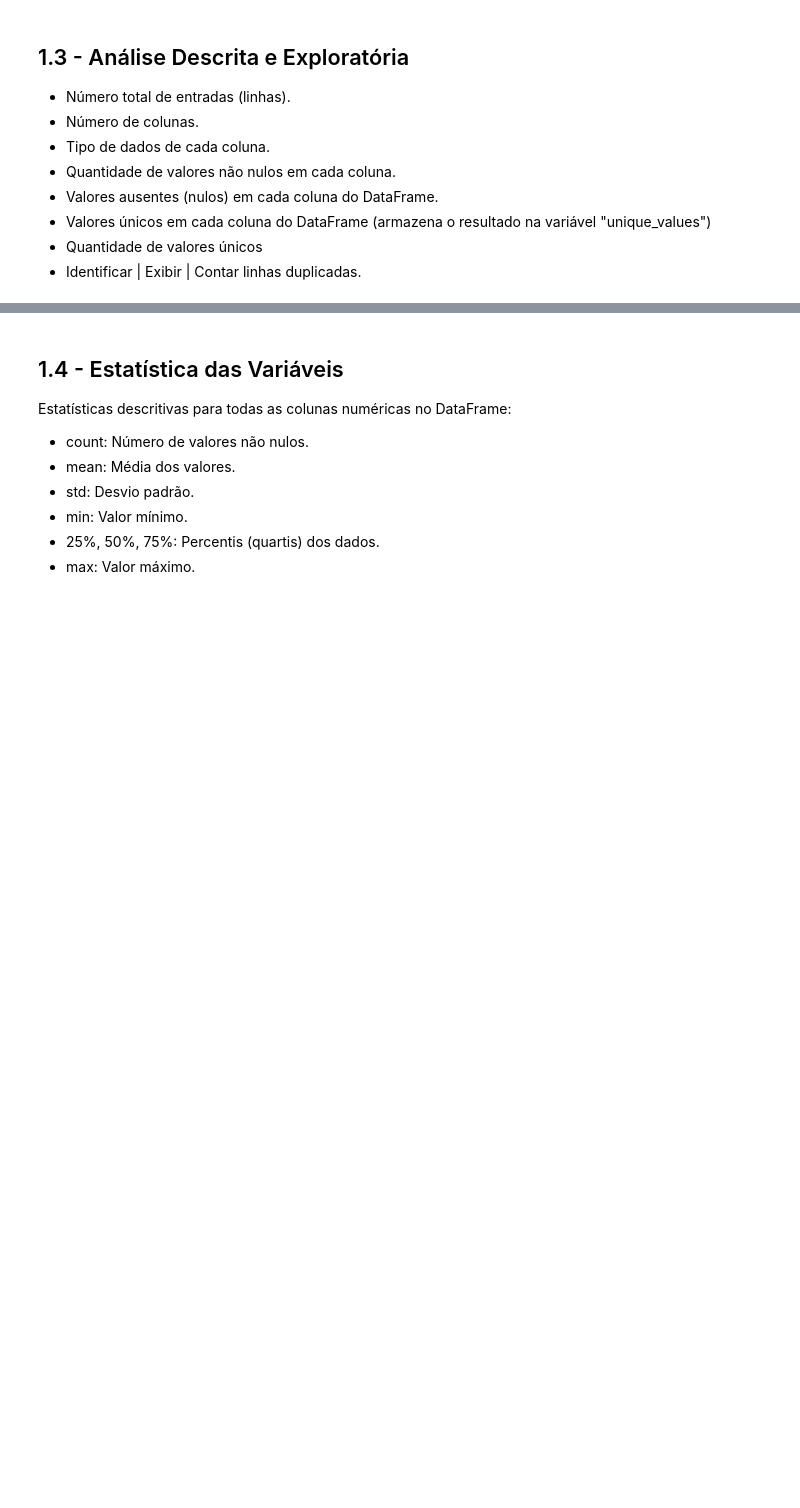
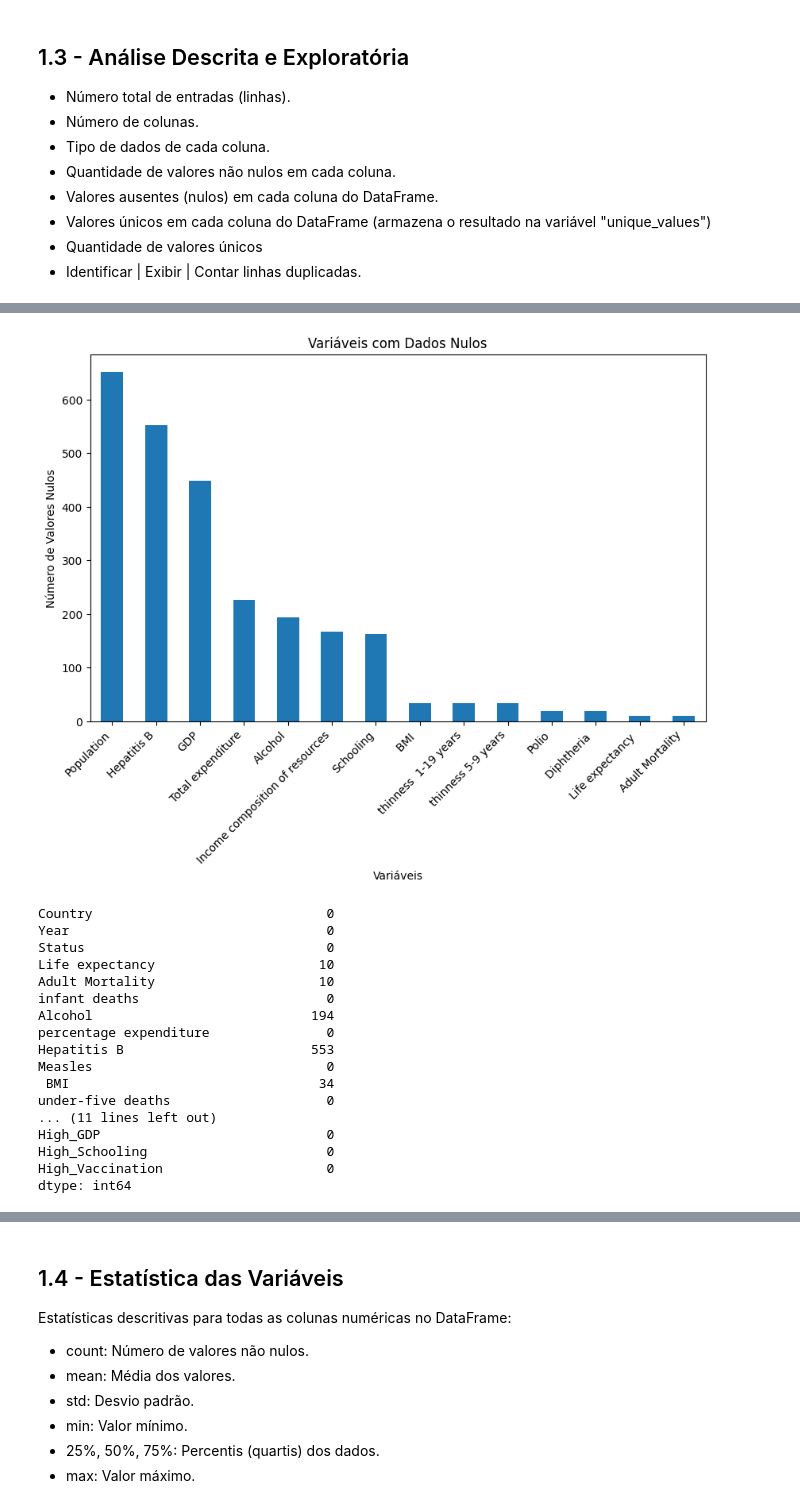
Before and after one commit to AvelinoAlmeida/Life-Expectancy, a Jupyter notebook: 1-exploration_data_analysis.ipynb, the cells around one changed output, grey strips where cells are left out. Drawn from its saved outputs; the diff is of its cells as text; code cells hidden in the pictures; blank space fills up the shorter version.

```diff
--- a/1-exploration_data_analysis.ipynb
+++ b/1-exploration_data_analysis.ipynb
@@ -168,0 +123,33 @@ Número de linhas duplicadas: 0
+# %%
+missing_data = df_original.isnull().sum()
+missing_data = missing_data[missing_data > 0]
+
+# Criar uma visualização
+plt.figure(figsize=(10, 6))
+missing_data.sort_values(ascending=False).plot(kind='bar')
+plt.title('Variáveis com Dados Nulos')
+plt.xlabel('Variáveis')
+plt.ylabel('Número de Valores Nulos')
+plt.xticks(rotation=45, ha='right')
+plt.show()
+
+df_original.isnull().sum()
+# %% [output]
+[figure, added]
+Country                              0
+Year                                 0
+Status                               0
+Life expectancy                     10
+Adult Mortality                     10
+infant deaths                        0
+Alcohol                            194
+percentage expenditure               0
+Hepatitis B                        553
+Measles                              0
+ BMI                                34
+under-five deaths                    0
+... (11 lines left out)
+High_GDP                             0
+High_Schooling                       0
+High_Vaccination                     0
+dtype: int64
```
Also changed, not shown: parts of 20 cells of this notebook, 1 other file.
